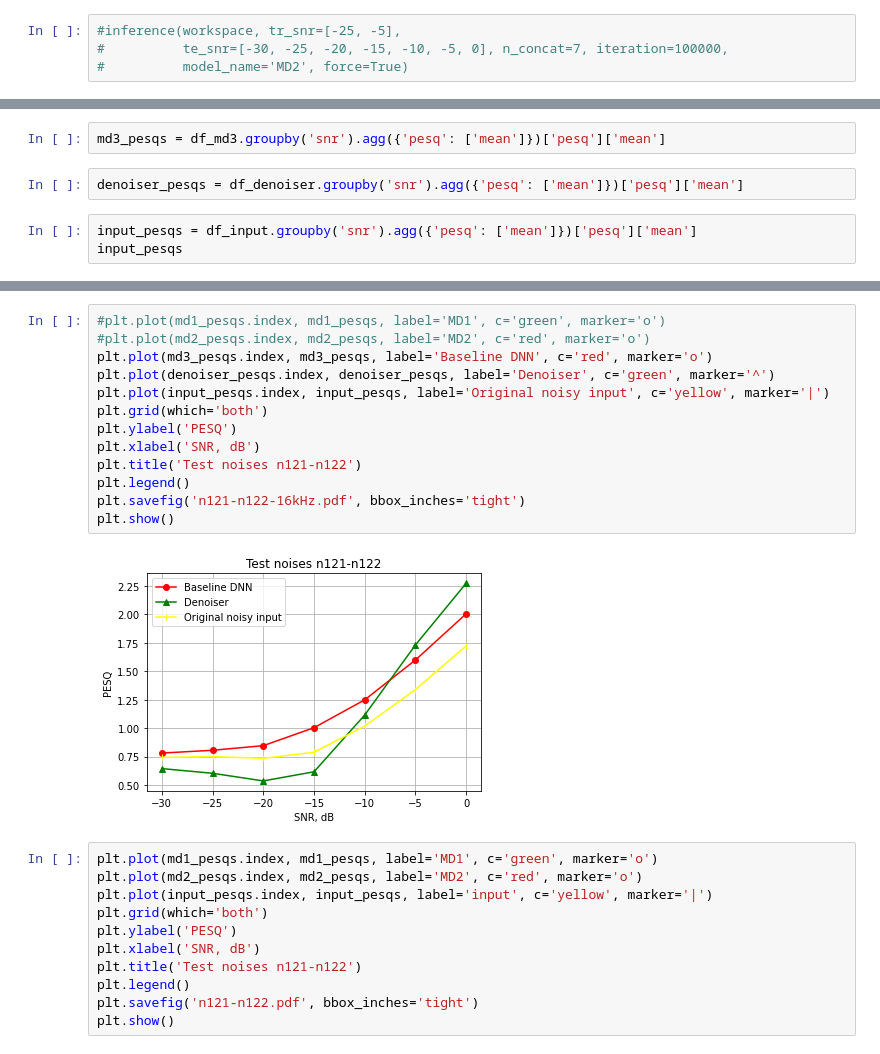
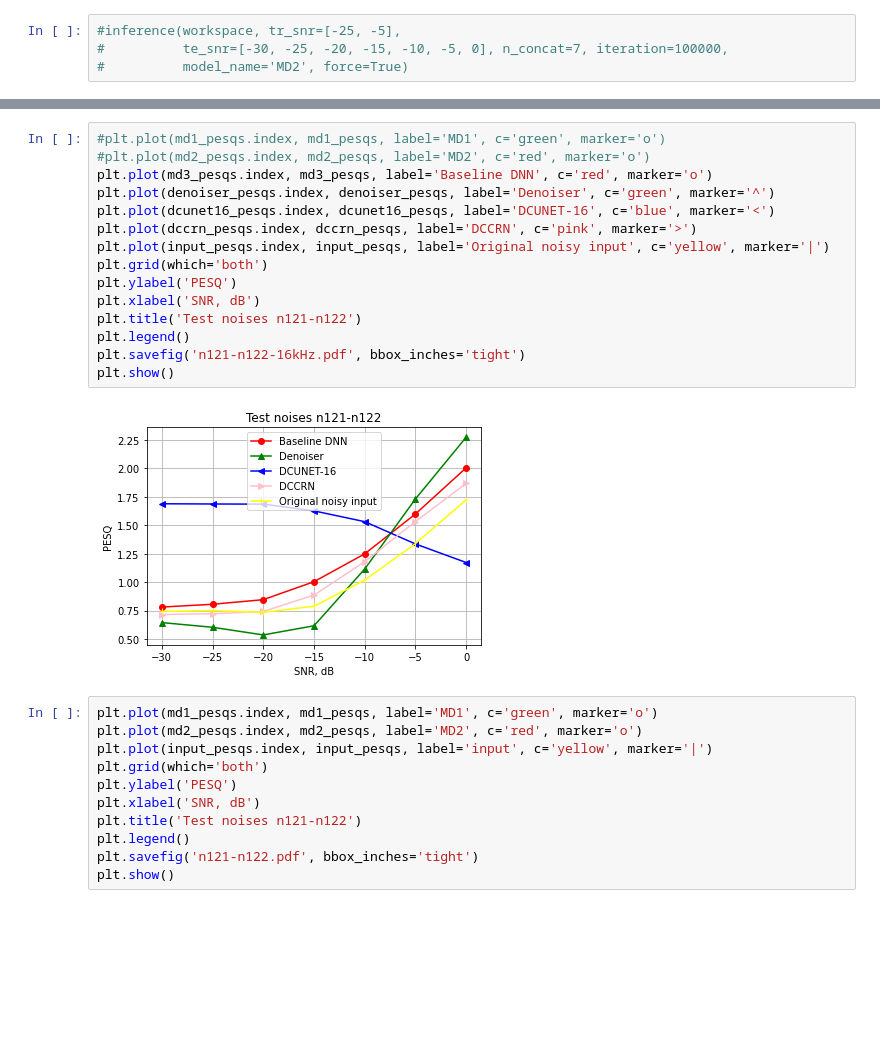
Before and after one commit to flyingleafe/sednn, a Jupyter notebook: mixture2clean_dnn/run.ipynb, the cells around one changed output, grey strips where cells are left out. Cells and saved outputs as stored; diff of their text form; blank space fills up the shorter version.

```diff
--- a/mixture2clean_dnn/run.ipynb
+++ b/mixture2clean_dnn/run.ipynb
@@ -275,7 +47,0 @@ PESQ is already calculated
-# %%
-md3_pesqs = df_md3.groupby('snr').agg({'pesq': ['mean']})['pesq']['mean']
-# %%
-denoiser_pesqs = df_denoiser.groupby('snr').agg({'pesq': ['mean']})['pesq']['mean']
-# %%
-input_pesqs = df_input.groupby('snr').agg({'pesq': ['mean']})['pesq']['mean']
-input_pesqs
@@ -316,18 +159,20 @@ Name: mean, dtype: float64
 # %%
 #plt.plot(md1_pesqs.index, md1_pesqs, label='MD1', c='green', marker='o')
 #plt.plot(md2_pesqs.index, md2_pesqs, label='MD2', c='red', marker='o')
 plt.plot(md3_pesqs.index, md3_pesqs, label='Baseline DNN', c='red', marker='o')
 plt.plot(denoiser_pesqs.index, denoiser_pesqs, label='Denoiser', c='green', marker='^')
+plt.plot(dcunet16_pesqs.index, dcunet16_pesqs, label='DCUNET-16', c='blue', marker='<')
+plt.plot(dccrn_pesqs.index, dccrn_pesqs, label='DCCRN', c='pink', marker='>')
 plt.plot(input_pesqs.index, input_pesqs, label='Original noisy input', c='yellow', marker='|')
 plt.grid(which='both')
 plt.ylabel('PESQ')
 plt.xlabel('SNR, dB')
 plt.title('Test noises n121-n122')
 plt.legend()
 plt.savefig('n121-n122-16kHz.pdf', bbox_inches='tight')
 plt.show()
 # %% [output]
-[figure, old version]
+[figure, new version]
 # %%
 plt.plot(md1_pesqs.index, md1_pesqs, label='MD1', c='green', marker='o')
 plt.plot(md2_pesqs.index, md2_pesqs, label='MD2', c='red', marker='o')
```
Also changed, not shown: parts of 21 cells of this notebook, 3 other files.
